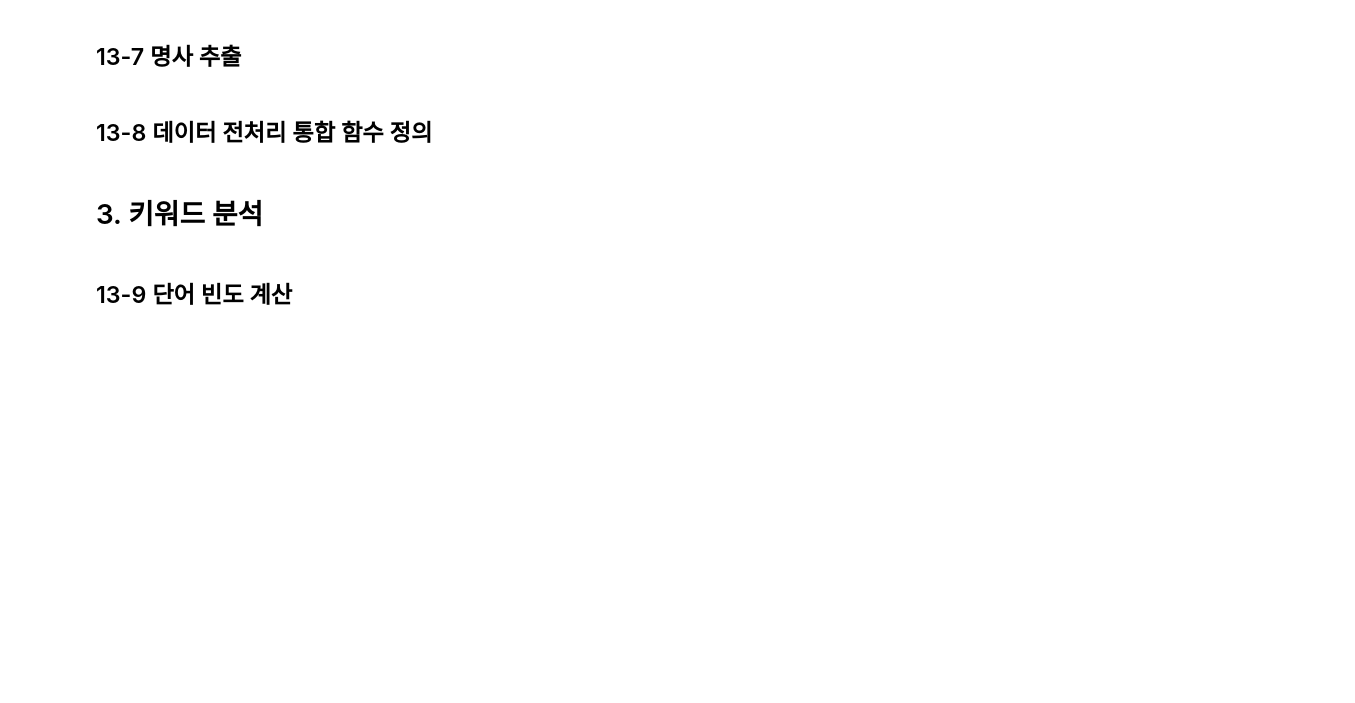
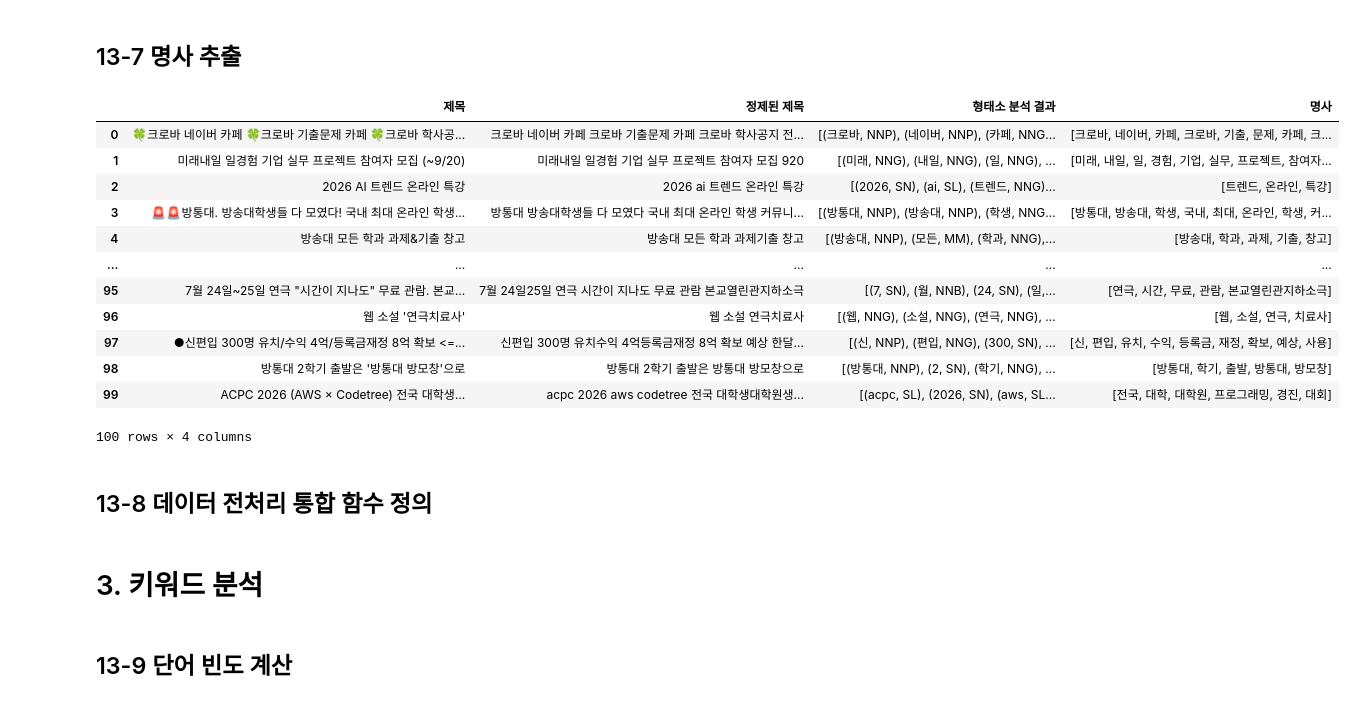
Before and after one commit to Isekai6280/Data-Analysis-with-Open-Source, a Jupyter notebook: 13강 연습.ipynb, the cells around one changed output. Saved outputs shown, nothing was run; the diff lists cells and outputs as text; code cells hidden in the pictures; blank space fills up the shorter version.

```diff
--- a/13강 연습.ipynb
+++ b/13강 연습.ipynb
@@ -103,17 +103,19 @@ from lxml import html
 ## URL로부터 페이지 내용 가져오기
 def get_page(driver, url):
     # url 페이지로 이동
+    driver.get(url)
+    # 해당 페이지의 html을 page_content로 저장
+    page_content = driver.page_source
+    # page_content를 lxml의 html 객체로 변환하고 tree로 저장
+    tree = html.fromstring(page_content)
+    return tree
 
-    # 해당 페이지의 html을 page_content로 저장
 
-    # page_content를 lxml의 html 객체로 변환하고 tree로 저장
-
-    return tree
 
 ## HTML 트리에서 제목 추출
 def extract_titles(tree):
     ## td-subject를 클래스로 가지는 td 태그 > a태그 > strong > text() 을 xpath로 구하고 titles로 저장
-
+    titles = tree.xpath('//td[@class="td-subject"]/a/strong/text()')
     return titles
 
 ## 제목 목록 출력
@@ -147,10 +158,10 @@ import pandas as pd
 ## 다음 페이지로 이동하고 tree 정보 반환
 def move_to_next_page(driver):
     # _listNext 클래스를 기준으로 엘리먼트 선택
-
+    next_page_link = driver.find_element(By.CLASS_NAME, '_listNext')
     if next_page_link and next_page_link.is_enabled():
         # 다음 페이지 버튼 클릭
-
+        next_page_link.click()
         WebDriverWait(driver, 10).until(
             EC.presence_of_element_located((By.CLASS_NAME, "board-table"))
         )
@@ -169,10 +180,10 @@ def get_board_titles(url, pages, verbose=False):
           print(f"=== 페이지 {page} 처리중입니다. ===")
         if page == 1:
             # 13-2 에서 작성한 get_page 함수를 이용하여 현재 페이지 tree 구하기
-
+            tree = get_page(driver, url)
         else:
             # 다음 페이지로 이동하고 해당 페이지 tree 구하기
-
+            tree = move_to_next_page(driver)
         if tree is not None:
             titles = extract_titles(tree)
             board_titles.extend(titles)
@@ -266,18 +343,32 @@ cs_df
 # %%
 ## 형태소 분석 결과에서 명사 추출
 def extract_nouns(morphemes):
   # 형태소가 NNG (일반명사), NNP (고유명사) 인 word를 nouns에 저장
-
+  nouns = [word for word, tag in morphemes if tag in ['NNG', 'NNP']]
   return nouns
 
 ## 데이터프레임에 명사 추출 적용
 def noun_df(df):
   if not df.empty:
       df['명사'] = df['형태소 분석 결과'].apply(extract_nouns)
 
 ## 명사 추출 적용
 noun_df(cs_df)
 cs_df
+# %% [output]
+|  | 제목 | 정제된 제목 | 형태소 분석 결과 | 명사 |
+| 0 | 🍀크로바 네이버 카페 🍀크로바 기출문제 카페 🍀크로바 학사공... | 크로바 네이버 카페 크로바 기출문제 카페 크로바 학사공지 전... | [(크로바, NNP), (네이버, NNP), (카페, NNG... | [크로바, 네이버, 카페, 크로바, 기출, 문제, 카페, 크... |
+| 1 | 미래내일 일경험 기업 실무 프로젝트 참여자 모집 (~9/20) | 미래내일 일경험 기업 실무 프로젝트 참여자 모집 920 | [(미래, NNG), (내일, NNG), (일, NNG), ... | [미래, 내일, 일, 경험, 기업, 실무, 프로젝트, 참여자... |
+| 2 | 2026 AI 트렌드 온라인 특강 | 2026 ai 트렌드 온라인 특강 | [(2026, SN), (ai, SL), (트렌드, NNG)... | [트렌드, 온라인, 특강] |
+| 3 | 🚨🚨방통대. 방송대학생들 다 모였다! 국내 최대 온라인 학생... | 방통대 방송대학생들 다 모였다 국내 최대 온라인 학생 커뮤니... | [(방통대, NNP), (방송대, NNP), (학생, NNG... | [방통대, 방송대, 학생, 국내, 최대, 온라인, 학생, 커... |
+| 4 | 방송대 모든 학과 과제&기출 창고 | 방송대 모든 학과 과제기출 창고 | [(방송대, NNP), (모든, MM), (학과, NNG),... | [방송대, 학과, 과제, 기출, 창고] |
+| ... | ... | ... | ... | ... |
+| 95 | 7월 24일~25일 연극 "시간이 지나도" 무료 관람. 본교... | 7월 24일25일 연극 시간이 지나도 무료 관람 본교열린관지하소극 | [(7, SN), (월, NNB), (24, SN), (일,... | [연극, 시간, 무료, 관람, 본교열린관지하소극] |
+| 96 | 웹 소설 '연극치료사' | 웹 소설 연극치료사 | [(웹, NNG), (소설, NNG), (연극, NNG), ... | [웹, 소설, 연극, 치료사] |
+| 97 | ●신편입 300명 유치/수익 4억/등록금재정 8억 확보 <=... | 신편입 300명 유치수익 4억등록금재정 8억 확보 예상 한달... | [(신, NNP), (편입, NNG), (300, SN), ... | [신, 편입, 유치, 수익, 등록금, 재정, 확보, 예상, 사용] |
+| 98 | 방통대 2학기 출발은 '방통대 방모창'으로 | 방통대 2학기 출발은 방통대 방모창으로 | [(방통대, NNP), (2, SN), (학기, NNG), ... | [방통대, 학기, 출발, 방통대, 방모창] |
+| 99 | ACPC 2026 (AWS × Codetree) 전국 대학생... | acpc 2026 aws codetree 전국 대학생대학원생... | [(acpc, SL), (2026, SN), (aws, SL... | [전국, 대학, 대학원, 프로그래밍, 경진, 대회] |
+100 rows × 4 columns
 # %% [markdown]
 ## 13-8 데이터 전처리 통합 함수 정의
 # %%
```
Also changed, not shown: parts of 12 cells of this notebook.
